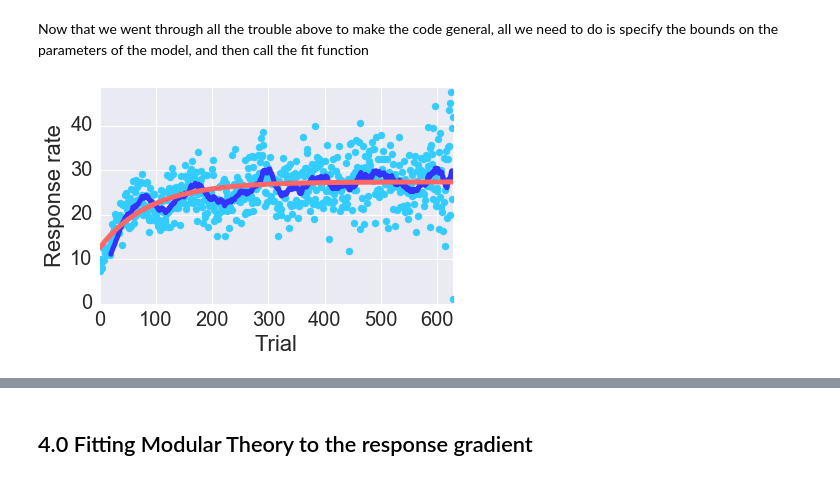
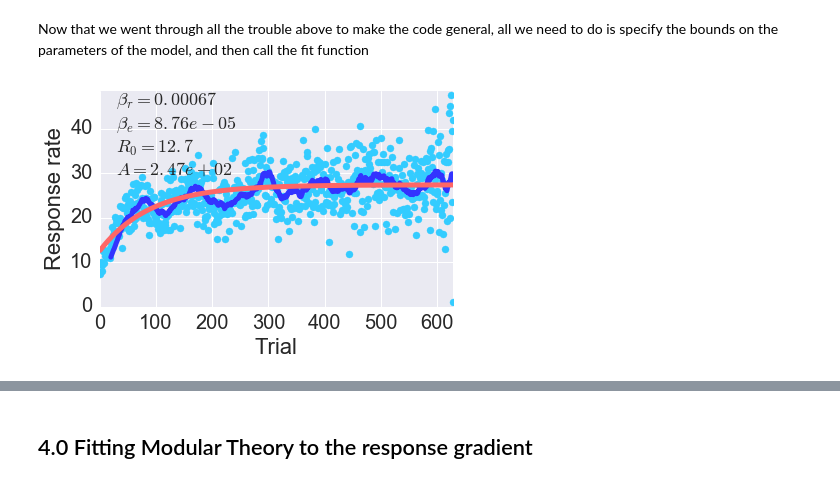
Before and after one commit to dfreestone/modular_theory, a Jupyter notebook: fitting/explicit_solutions.ipynb, the cells around one changed output, grey strips where cells are left out. Cells and saved outputs as stored; diff of their text form; code cells hidden in the pictures.

```diff
--- a/fitting/explicit_solutions.ipynb
+++ b/fitting/explicit_solutions.ipynb
@@ -140,7 +147,7 @@ In our case, the bounds for the Rescorla-Wagner model are
 # %%
 # I've never seen a rat with higher than 150 responses per minute. Make the upper bound 300.
 # 0 <= α <= 1, 0 <= A <= 300
-θ_bounds = [(0, 0), (1, 300)]
+θ_bounds = [(0, 0, 0), (1, 300, 300)]
 
 # convert to a list of numpy arrays because its easier to work with
 θ_bounds = list(map(np.array, θ_bounds))
@@ -313,11 +332,8 @@ def mt_learningcurve(ydata, βr, βe, R0, A):
     w0 = 0
     w = βr*d / (βr*d + βe*T)
 
-    ntrials = ydata.size
-    W = np.zeros(ntrials)
-    # loop over trials.
-    for n in range(1, ntrials):
-        W[n] = w + (w0-w)*((1 - βr*d - βe*T)**n)
+    n = np.arange(ydata.size)
+    W = w + (w0-w)*((1-βr*d - βe*T)**n)
     return A*W + R0
 # %% [markdown]
 Now that we went through all the trouble above to make the code general, all we need to do is specify the bounds on the parameters of the model, and then call the fit function
@@ -329,12 +345,15 @@ Now that we went through all the trouble above to make the code general, all we
 # %%
 fig, ax = show_fit(mt_learningcurve, θhat_mean,
                    df_mean_responserate["trial"], df_mean_responserate["mean"]);
 
+
+ax.text(30, 30, r"$\beta_r={:.2}$" "\n" r"$\beta_e={:2.3}$"
+                 "\n" r"$R_0={:2.3}$" "\n" r"$A={:2.3}$".format(*θhat_mean), fontsize=18)
 ax.set_xlabel("Trial")
 ax.set_ylabel("Response rate")
 fig.tight_layout()
 # %% [output]
-[figure, old version]
+[figure, new version]
 # %%
 θhat_individual = (df_response_rate.groupby("subject")
                                    .rpm
```
Also changed, not shown: parts of 10 cells of this notebook.
